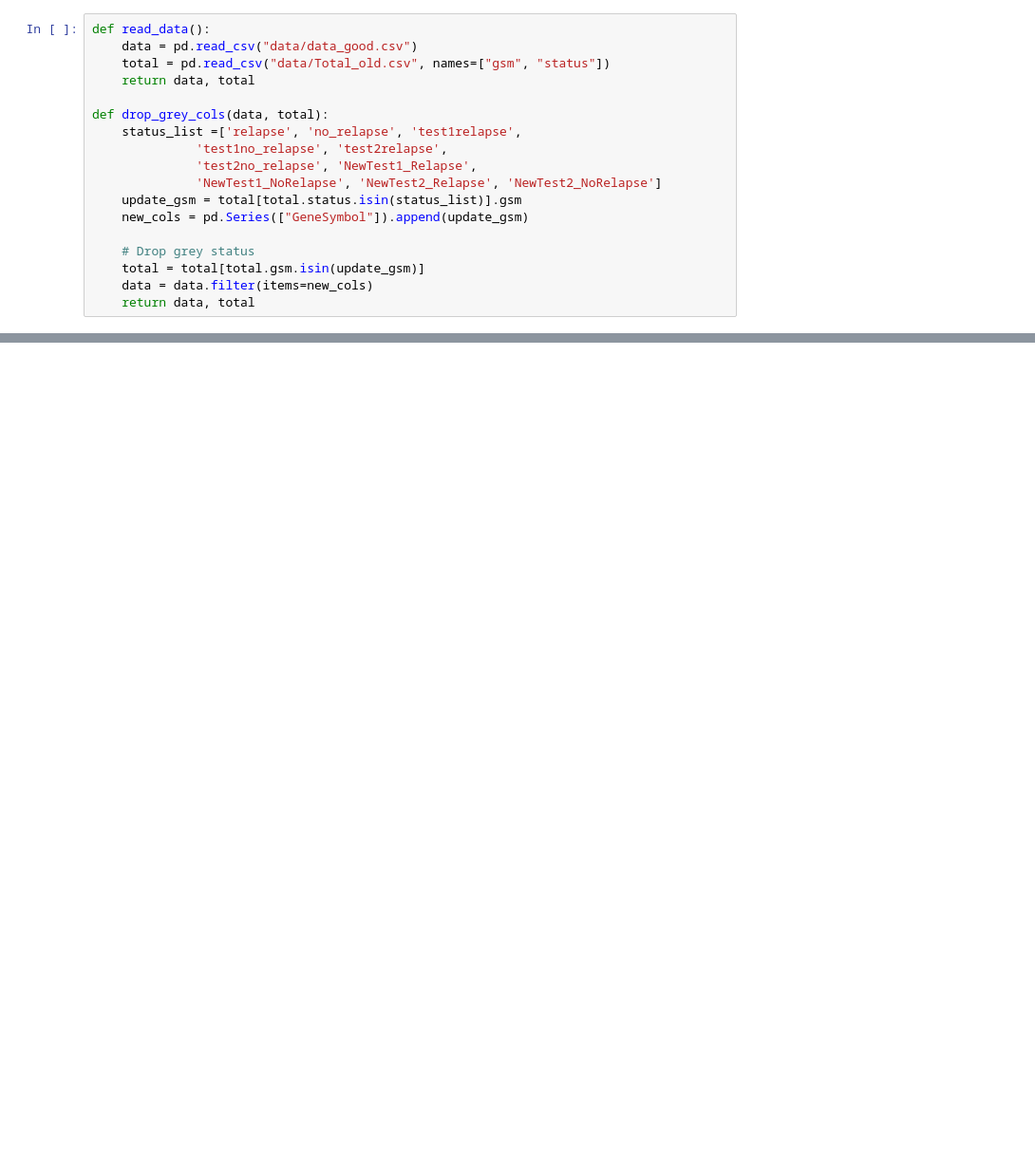
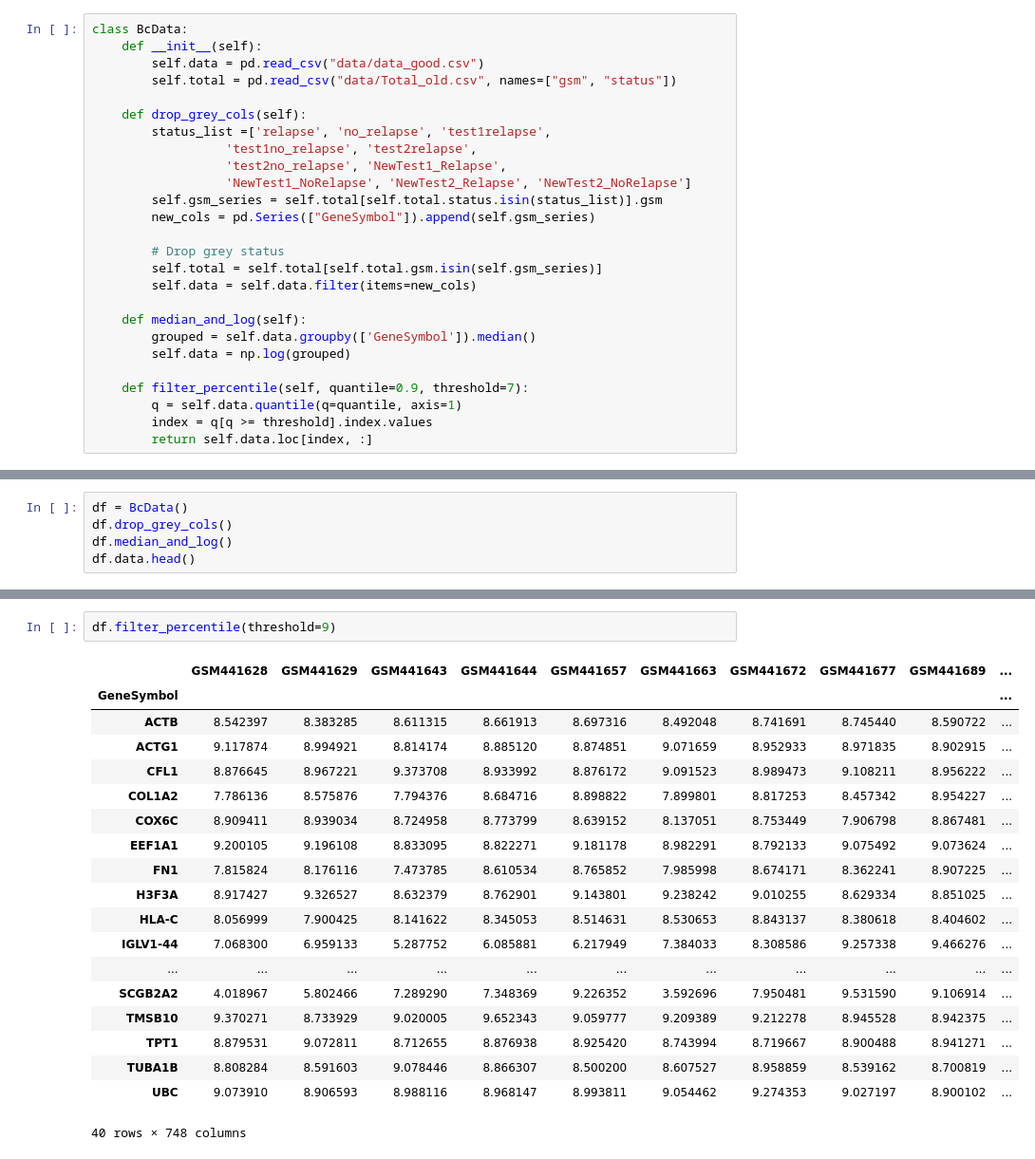
Before and after one commit to AlexFes/bc_classification, a Jupyter notebook: tool.ipynb, the cells around one changed output, grey strips where cells are left out. Shown at 95% size. Cells and saved outputs as stored; diff of their text form; blank space fills up the shorter version.

```diff
--- a/tool.ipynb
+++ b/tool.ipynb
@@ -36,18 +4,26 @@ array(['TooLate0', 'relapse', 'no_relapse', 'TooEarly0', 'TooLate1',
 # %%
-def read_data():
-    data = pd.read_csv("data/data_good.csv")
-    total = pd.read_csv("data/Total_old.csv", names=["gsm", "status"])
-    return data, total
+class BcData:
+    def __init__(self):
+        self.data = pd.read_csv("data/data_good.csv")
+        self.total = pd.read_csv("data/Total_old.csv", names=["gsm", "status"])
 
-def drop_grey_cols(data, total):
-    status_list =['relapse', 'no_relapse', 'test1relapse',
-              'test1no_relapse', 'test2relapse',
-              'test2no_relapse', 'NewTest1_Relapse',
-              'NewTest1_NoRelapse', 'NewTest2_Relapse', 'NewTest2_NoRelapse']
-    update_gsm = total[total.status.isin(status_list)].gsm
-    new_cols = pd.Series(["GeneSymbol"]).append(update_gsm)
+    def drop_grey_cols(self):
+        status_list =['relapse', 'no_relapse', 'test1relapse',
+                  'test1no_relapse', 'test2relapse',
+                  'test2no_relapse', 'NewTest1_Relapse',
+                  'NewTest1_NoRelapse', 'NewTest2_Relapse', 'NewTest2_NoRelapse']
+        self.gsm_series = self.total[self.total.status.isin(status_list)].gsm
+        new_cols = pd.Series(["GeneSymbol"]).append(self.gsm_series)
 
-    # Drop grey status
-    total = total[total.gsm.isin(update_gsm)]
-    data = data.filter(items=new_cols)
-    return data, total
+        # Drop grey status
+        self.total = self.total[self.total.gsm.isin(self.gsm_series)]
+        self.data = self.data.filter(items=new_cols)
+
+    def median_and_log(self):
+        grouped = self.data.groupby(['GeneSymbol']).median()
+        self.data = np.log(grouped)
+
+    def filter_percentile(self, quantile=0.9, threshold=7):
+        q = self.data.quantile(q=quantile, axis=1)
+        index = q[q >= threshold].index.values
+        return self.data.loc[index, :]
@@ -87,0 +30,5 @@ data
+# %%
+df = BcData()
+df.drop_grey_cols()
+df.median_and_log()
+df.data.head()
@@ -87,0 +61,22 @@ data
+# %%
+df.filter_percentile(threshold=9)
+# %% [output]
+|  | GSM441628 | GSM441629 | GSM441643 | GSM441644 | GSM441657 | GSM441663 | GSM441672 | GSM441677 | GSM441689 | ... |
+| GeneSymbol |  |  |  |  |  |  |  |  |  | ... |
+| ACTB | 8.542397 | 8.383285 | 8.611315 | 8.661913 | 8.697316 | 8.492048 | 8.741691 | 8.745440 | 8.590722 | ... |
+| ACTG1 | 9.117874 | 8.994921 | 8.814174 | 8.885120 | 8.874851 | 9.071659 | 8.952933 | 8.971835 | 8.902915 | ... |
+| CFL1 | 8.876645 | 8.967221 | 9.373708 | 8.933992 | 8.876172 | 9.091523 | 8.989473 | 9.108211 | 8.956222 | ... |
+| COL1A2 | 7.786136 | 8.575876 | 7.794376 | 8.684716 | 8.898822 | 7.899801 | 8.817253 | 8.457342 | 8.954227 | ... |
+| COX6C | 8.909411 | 8.939034 | 8.724958 | 8.773799 | 8.639152 | 8.137051 | 8.753449 | 7.906798 | 8.867481 | ... |
+| EEF1A1 | 9.200105 | 9.196108 | 8.833095 | 8.822271 | 9.181178 | 8.982291 | 8.792133 | 9.075492 | 9.073624 | ... |
+| FN1 | 7.815824 | 8.176116 | 7.473785 | 8.610534 | 8.765852 | 7.985998 | 8.674171 | 8.362241 | 8.907225 | ... |
+| H3F3A | 8.917427 | 9.326527 | 8.632379 | 8.762901 | 9.143801 | 9.238242 | 9.010255 | 8.629334 | 8.851025 | ... |
+| HLA-C | 8.056999 | 7.900425 | 8.141622 | 8.345053 | 8.514631 | 8.530653 | 8.843137 | 8.380618 | 8.404602 | ... |
+| IGLV1-44 | 7.068300 | 6.959133 | 5.287752 | 6.085881 | 6.217949 | 7.384033 | 8.308586 | 9.257338 | 9.466276 | ... |
+| ... | ... | ... | ... | ... | ... | ... | ... | ... | ... | ... |
+| SCGB2A2 | 4.018967 | 5.802466 | 7.289290 | 7.348369 | 9.226352 | 3.592696 | 7.950481 | 9.531590 | 9.106914 | ... |
+| TMSB10 | 9.370271 | 8.733929 | 9.020005 | 9.652343 | 9.059777 | 9.209389 | 9.212278 | 8.945528 | 8.942375 | ... |
+| TPT1 | 8.879531 | 9.072811 | 8.712655 | 8.876938 | 8.925420 | 8.743994 | 8.719667 | 8.900488 | 8.941271 | ... |
+| TUBA1B | 8.808284 | 8.591603 | 9.078446 | 8.866307 | 8.500200 | 8.607527 | 8.958859 | 8.539162 | 8.700819 | ... |
+| UBC | 9.073910 | 8.906593 | 8.988116 | 8.968147 | 8.993811 | 9.054462 | 9.274353 | 9.027197 | 8.900102 | ... |
+40 rows × 748 columns
```
Also changed, not shown: parts of 9 cells of this notebook.
